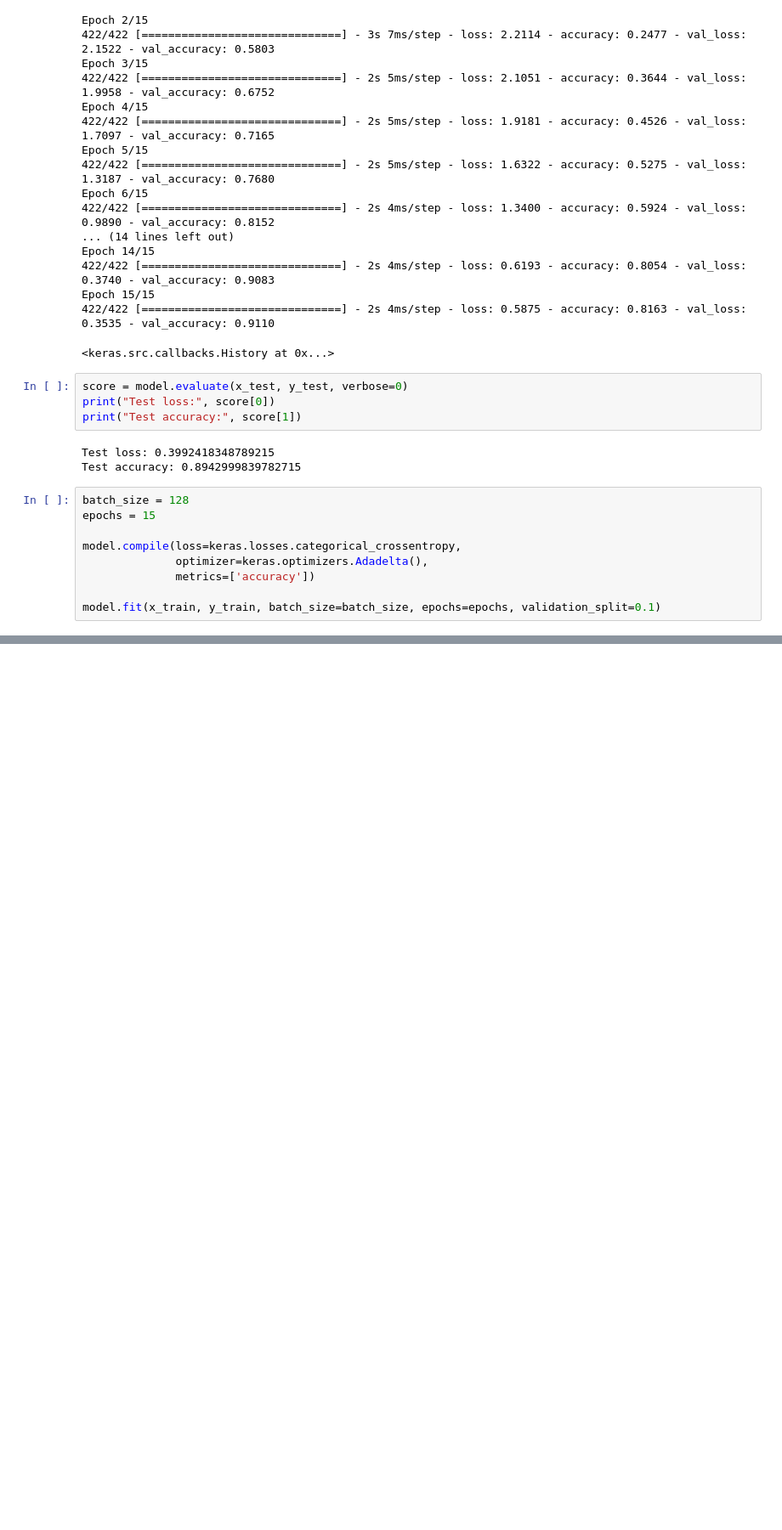
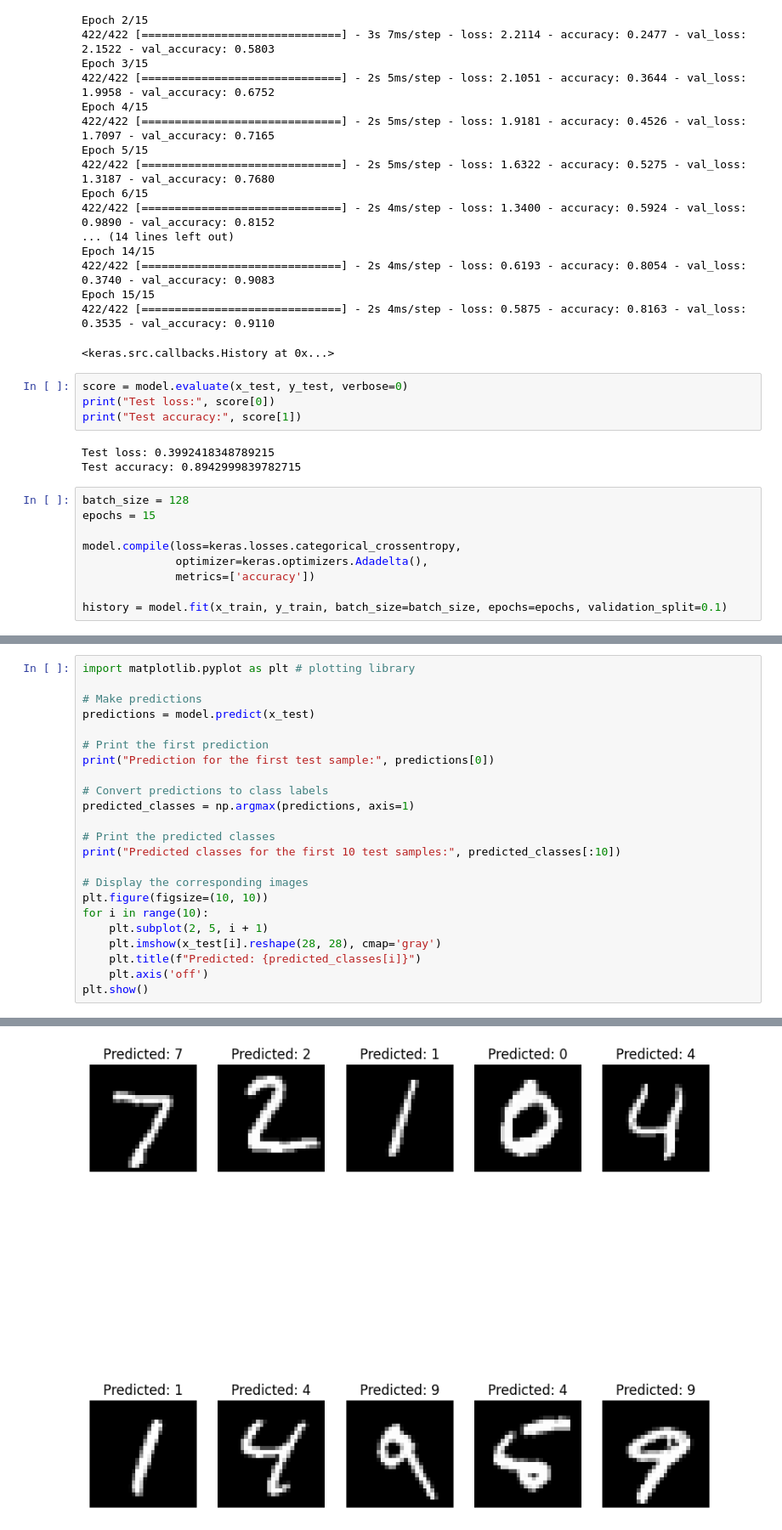
Before and after one commit to rebecca-kennet/DeepLearningProjects, a Jupyter notebook: MNIST_ConvNet_1.ipynb, the cells around one changed output, grey strips where cells are left out. Shown at 85% size. Saved outputs shown, nothing was run; the diff lists cells and outputs as text; blank space fills up the shorter version.

```diff
--- a/MNIST_ConvNet_1.ipynb
+++ b/MNIST_ConvNet_1.ipynb
@@ -186,6 +186,6 @@ model.compile(loss=keras.losses.categorical_crossentropy,
               optimizer=keras.optimizers.Adadelta(),
               metrics=['accuracy'])
 
-model.fit(x_train, y_train, batch_size=batch_size, epochs=epochs, validation_split=0.1)
+history = model.fit(x_train, y_train, batch_size=batch_size, epochs=epochs, validation_split=0.1)
 # %% [output]
 Epoch 1/15
@@ -215,0 +215,24 @@ Test accuracy: 0.9039999842643738
+# %%
+import matplotlib.pyplot as plt # plotting library
+
+# Make predictions
+predictions = model.predict(x_test)
+
+# Print the first prediction
+print("Prediction for the first test sample:", predictions[0])
+
+# Convert predictions to class labels
+predicted_classes = np.argmax(predictions, axis=1)
+
+# Print the predicted classes
+print("Predicted classes for the first 10 test samples:", predicted_classes[:10])
+
+# Display the corresponding images
+plt.figure(figsize=(10, 10))
+for i in range(10):
+    plt.subplot(2, 5, i + 1)
+    plt.imshow(x_test[i].reshape(28, 28), cmap='gray')
+    plt.title(f"Predicted: {predicted_classes[i]}")
+    plt.axis('off')
+plt.show()
+# %% [output]
@@ -215,0 +243 @@ Test accuracy: 0.9039999842643738
+[figure, added]
```
Also changed, not shown: parts of 5 cells of this notebook.
